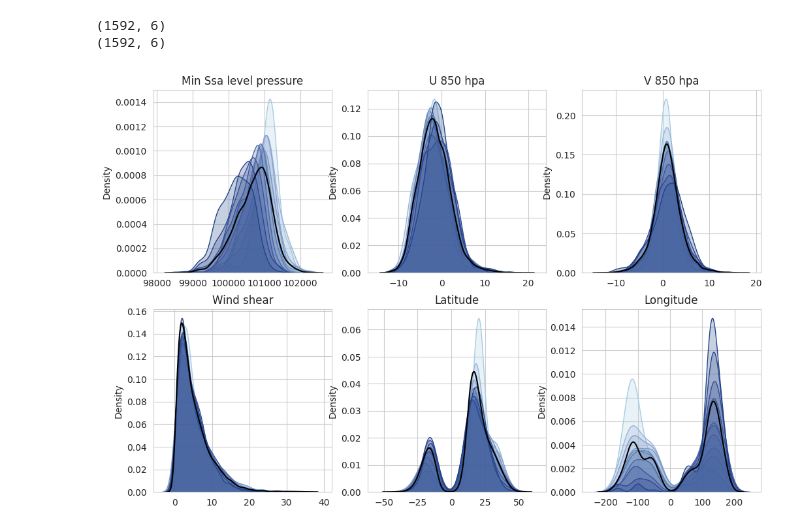
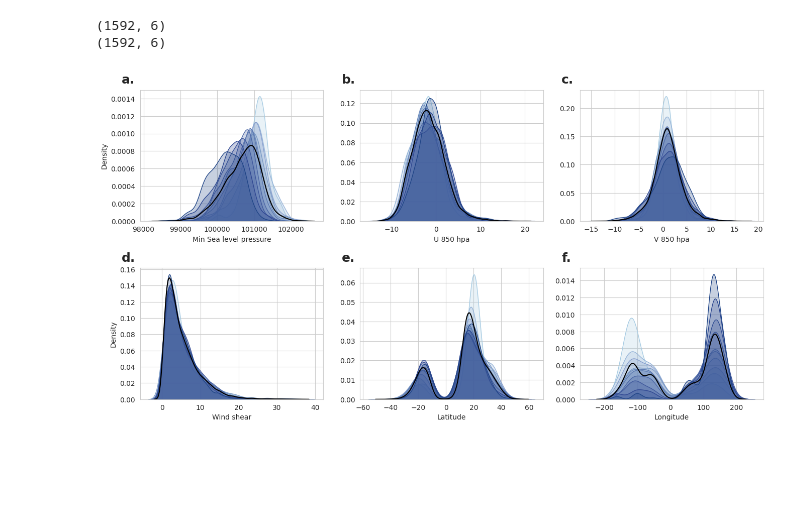
Before and after one commit to vosps/tropical_cyclone, a Jupyter notebook: tracking/9_interpretability.ipynb, the cells around one changed output. Cells and saved outputs as stored; diff of their text form; code cells hidden in the pictures; blank space fills up the shorter version.

```diff
--- a/tracking/9_interpretability.ipynb
+++ b/tracking/9_interpretability.ipynb
@@ -30,10 +31,10 @@ print(disc_pred[10,0,2])
 # %% [output]
 17.025676727294922
 # %%
-sns.set_style("whitegrid")  # You can change the style to your preference
-sns.kdeplot(disc_pred[:,0,0], shade=True, color="blue")
-plt.title("Kernel Density Estimation (KDE) Plot")
-plt.xlabel("Values")
+# sns.set_style("whitegrid")  # You can change the style to your preference
+sns.kdeplot(disc_pred[:,0,0], shade=True, color="#3E579C")
+# plt.title("Kernel Density Estimation (KDE) Plot")
+plt.xlabel("Critic output")
 plt.ylabel("Density")
 plt.show()
 # %% [output]
@@ -77,31 +137,44 @@ print(p_100.shape)
 (1592, 6)
 # %%
 sns.set_style("whitegrid")  # You can change the style to your preference
+height_ratios = [1,0.08,1]
+fig, axes = plt.subplots(3, 3, figsize=(16, 8),gridspec_kw={'height_ratios': height_ratios})
+titles = ['Min Sea level pressure', 'U 850 hpa', 'V 850 hpa', 'Wind shear', 'Latitude', 'Longitude']
+labels = ['a.','b.','c.','d.','e.','f.']
 
-fig, axes = plt.subplots(2, 3, figsize=(12, 8))
-titles = ['Min Sea level pressure', 'U 850 hpa', 'V 850 hpa', 'Wind shear', 'Latitude', 'Longitude']
 for i in range(6):
     row, col = divmod(i, 3)
+
+    if row == 1:
+        # axes[row,col].set_facecolor('white')
+        # axes[row,col] = 'off'
+        axes[row,col].set_axis_off()
+        row = 2
     sns.kdeplot(p_10[:,i], fill=True, color="#A8CCE3", ax=axes[row,col])
     sns.kdeplot(p_20[:,i], fill=True, color="#98B5D9", ax=axes[row,col])
     sns.kdeplot(p_30[:,i], fill=True, color="#89A0CF", ax=axes[row,col])
     sns.kdeplot(p_40[:,i], fill=True, color="#799AC5", ax=axes[row,col])
     sns.kdeplot(p_50[:,i], fill=True, color="#6A88BB", ax=axes[row,col])
     sns.kdeplot(p_60[:,i], fill=True, color="#5B78B0", ax=axes[row,col])
     sns.kdeplot(p_70[:,i], fill=True, color="#4C67A6", ax=axes[row,col])
     sns.kdeplot(p_80[:,i], fill=True, color="#3E579C", ax=axes[row,col])
     sns.kdeplot(p_90[:,i], fill=True, color="#2F4792", ax=axes[row,col])
     sns.kdeplot(p_100[:,i], fill=True, color="#204587", ax=axes[row,col])
     sns.kdeplot(inputs[:,i],fill=False, color="Black", ax=axes[row,col])
-    axes[row,col].set_title(titles[i])
-    # axes[row,col].set_xlabel("Values")
-    axes[row,col].set_ylabel("Density")
+    axes[row,col].text(-0.1, 1.05, labels[i], transform=axes[row,col].transAxes, size=18, weight='bold')
+    # axes[row,col].set_title(titles[i])
+    axes[row,col].set_xlabel(titles[i])
+    axes[row,col].set_ylabel("")
+
+axes[0,0].set_ylabel('Density')
+axes[2,0].set_ylabel('Density')
 # plt.title("Kernel Density Estimation (KDE) Plot")
 # plt.xlabel("Values")
 # plt.ylabel("Density")
-plt.show()
+# plt.show()
+plt.savefig('figure_9a_inputs.png',bbox_inches='tight',dpi=600)
 # %% [output]
-[figure, old version]
+[figure, new version]
 # %%
 pred_10 = gen_pred[(disc_pred[:,0,0] > limits[0]) & (disc_pred[:,0,0] < limits[1]),:,:]
 pred_100 = gen_pred[(disc_pred[:,0,0] > limits[9]) & (disc_pred[:,0,0] < limits[10]),:,:]
```
Also changed, not shown: parts of 6 cells of this notebook, 4 other files.
